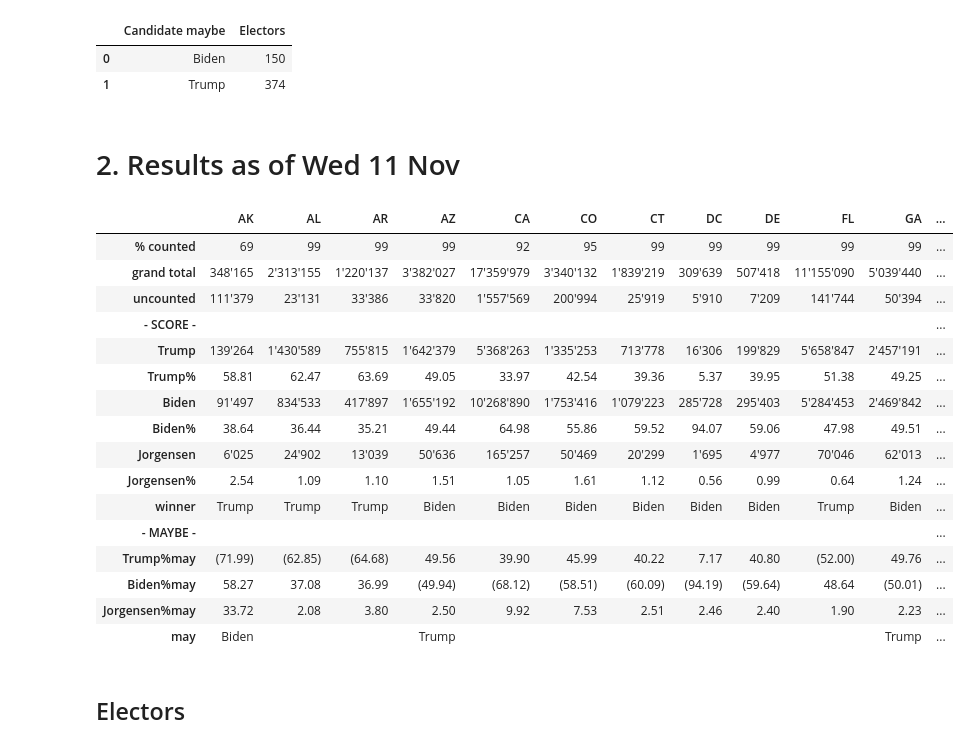
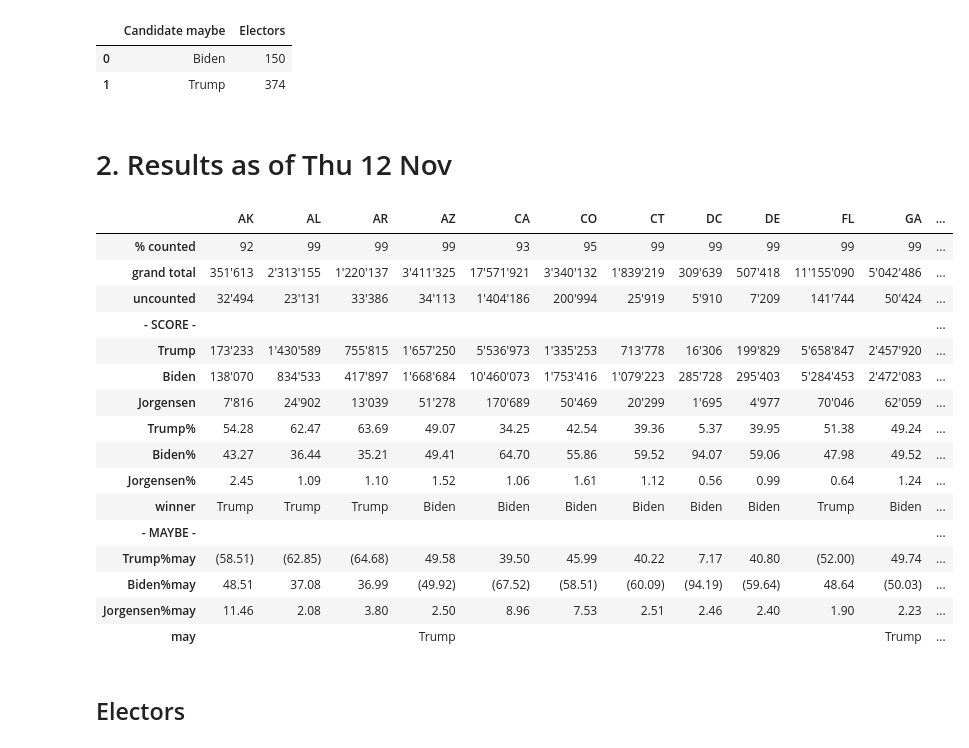
Before and after one commit to pbauermeister/US-Election-2020-Votes, a Jupyter notebook: US Election 2020 by Date.ipynb, the cells around one changed output. Cells and saved outputs as stored; diff of their text form; code cells hidden in the pictures.

Commit message:
Add more raw data; make time report by state.

```diff
--- a/US Election 2020.ipynb
+++ b/US Election 2020 by Date.ipynb
@@ -112,6 +112,8 @@ def compute(data):
                 for name, cdata in candidate.items():
                     val = cdata['votes'] / nb_counted
                     extra[name]       = extra_short[name]       = cdata['votes']
+                for name, cdata in candidate.items():
+                    val = cdata['votes'] / nb_counted
                     extra[name + '%']       = format_percent(val)
                     extra_short[name + '%'] = val
                 # winner
@@ -206,30 +208,32 @@ pd.DataFrame(electors_by_candidate_may)
 | 0 | Biden | 150 |
 | 1 | Trump | 374 |
 # %% [markdown]
-# 2. Results as of Wed 11 Nov
+# 2. Results as of Thu 12 Nov
 # %%
 #data = load('data-cache--2020-11-09T23.58.18.360.00.00.json')
-data = load('data-cache--2020-11-11T07.57.21.383.00.00.json')
+#data = load('data-cache--2020-11-11T07.57.21.383.00.00.json')
+#data = load('data-cache--2020-11-12T12.27.02.803.00.00.json')
+data = load('data-cache--2020-11-13T09.09.56.007.00.00.json')
 new_data, new_data_short_1, electors_by_candidate, electors_by_candidate_may, electors_by_state = compute(data)
 pd.DataFrame(new_data)
 # %% [output]
 |  | AK | AL | AR | AZ | CA | CO | CT | DC | DE | FL | GA | ... |
-| % counted | 69 | 99 | 99 | 99 | 92 | 95 | 99 | 99 | 99 | 99 | 99 | ... |
-| grand total | 348'165 | 2'313'155 | 1'220'137 | 3'382'027 | 17'359'979 | 3'340'132 | 1'839'219 | 309'639 | 507'418 | 11'155'090 | 5'039'440 | ... |
-| uncounted | 111'379 | 23'131 | 33'386 | 33'820 | 1'557'569 | 200'994 | 25'919 | 5'910 | 7'209 | 141'744 | 50'394 | ... |
+| % counted | 92 | 99 | 99 | 99 | 93 | 95 | 99 | 99 | 99 | 99 | 99 | ... |
+| grand total | 351'613 | 2'313'155 | 1'220'137 | 3'411'325 | 17'571'921 | 3'340'132 | 1'839'219 | 309'639 | 507'418 | 11'155'090 | 5'042'486 | ... |
+| uncounted | 32'494 | 23'131 | 33'386 | 34'113 | 1'404'186 | 200'994 | 25'919 | 5'910 | 7'209 | 141'744 | 50'424 | ... |
 | - SCORE - |  |  |  |  |  |  |  |  |  |  |  | ... |
-| Trump | 139'264 | 1'430'589 | 755'815 | 1'642'379 | 5'368'263 | 1'335'253 | 713'778 | 16'306 | 199'829 | 5'658'847 | 2'457'191 | ... |
-| Trump% | 58.81 | 62.47 | 63.69 | 49.05 | 33.97 | 42.54 | 39.36 | 5.37 | 39.95 | 51.38 | 49.25 | ... |
-| Biden | 91'497 | 834'533 | 417'897 | 1'655'192 | 10'268'890 | 1'753'416 | 1'079'223 | 285'728 | 295'403 | 5'284'453 | 2'469'842 | ... |
-| Biden% | 38.64 | 36.44 | 35.21 | 49.44 | 64.98 | 55.86 | 59.52 | 94.07 | 59.06 | 47.98 | 49.51 | ... |
-| Jorgensen | 6'025 | 24'902 | 13'039 | 50'636 | 165'257 | 50'469 | 20'299 | 1'695 | 4'977 | 70'046 | 62'013 | ... |
-| Jorgensen% | 2.54 | 1.09 | 1.10 | 1.51 | 1.05 | 1.61 | 1.12 | 0.56 | 0.99 | 0.64 | 1.24 | ... |
+| Trump | 173'233 | 1'430'589 | 755'815 | 1'657'250 | 5'536'973 | 1'335'253 | 713'778 | 16'306 | 199'829 | 5'658'847 | 2'457'920 | ... |
+| Biden | 138'070 | 834'533 | 417'897 | 1'668'684 | 10'460'073 | 1'753'416 | 1'079'223 | 285'728 | 295'403 | 5'284'453 | 2'472'083 | ... |
+| Jorgensen | 7'816 | 24'902 | 13'039 | 51'278 | 170'689 | 50'469 | 20'299 | 1'695 | 4'977 | 70'046 | 62'059 | ... |
+| Trump% | 54.28 | 62.47 | 63.69 | 49.07 | 34.25 | 42.54 | 39.36 | 5.37 | 39.95 | 51.38 | 49.24 | ... |
+| Biden% | 43.27 | 36.44 | 35.21 | 49.41 | 64.70 | 55.86 | 59.52 | 94.07 | 59.06 | 47.98 | 49.52 | ... |
+| Jorgensen% | 2.45 | 1.09 | 1.10 | 1.52 | 1.06 | 1.61 | 1.12 | 0.56 | 0.99 | 0.64 | 1.24 | ... |
 | winner | Trump | Trump | Trump | Biden | Biden | Biden | Biden | Biden | Biden | Trump | Biden | ... |
 | - MAYBE - |  |  |  |  |  |  |  |  |  |  |  | ... |
-| Trump%may | (71.99) | (62.85) | (64.68) | 49.56 | 39.90 | 45.99 | 40.22 | 7.17 | 40.80 | (52.00) | 49.76 | ... |
-| Biden%may | 58.27 | 37.08 | 36.99 | (49.94) | (68.12) | (58.51) | (60.09) | (94.19) | (59.64) | 48.64 | (50.01) | ... |
-| Jorgensen%may | 33.72 | 2.08 | 3.80 | 2.50 | 9.92 | 7.53 | 2.51 | 2.46 | 2.40 | 1.90 | 2.23 | ... |
-| may | Biden |  |  | Trump |  |  |  |  |  |  | Trump | ... |
+| Trump%may | (58.51) | (62.85) | (64.68) | 49.58 | 39.50 | 45.99 | 40.22 | 7.17 | 40.80 | (52.00) | 49.74 | ... |
+| Biden%may | 48.51 | 37.08 | 36.99 | (49.92) | (67.52) | (58.51) | (60.09) | (94.19) | (59.64) | 48.64 | (50.03) | ... |
+| Jorgensen%may | 11.46 | 2.08 | 3.80 | 2.50 | 8.96 | 7.53 | 2.51 | 2.46 | 2.40 | 1.90 | 2.23 | ... |
+| may |  |  |  | Trump |  |  |  |  |  |  | Trump | ... |
 # %% [markdown]
 ## Electors
 # %%
```
Also changed, not shown: parts of 9 cells of this notebook, 14 other files.
